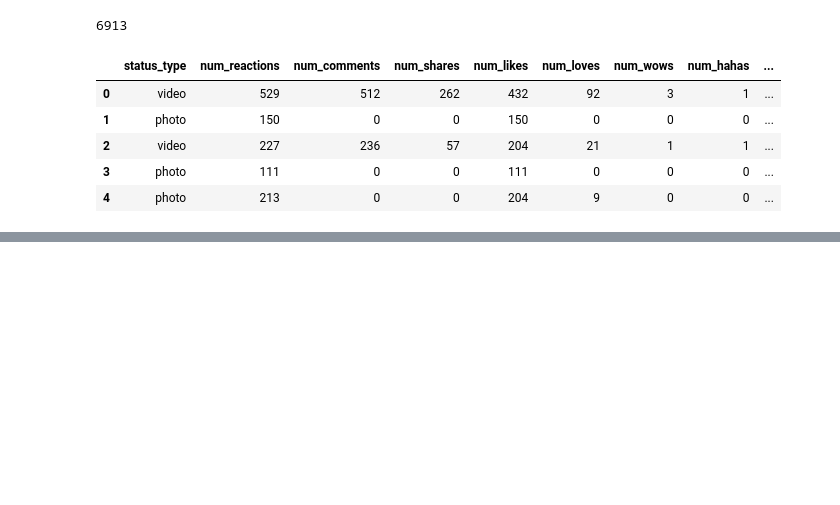
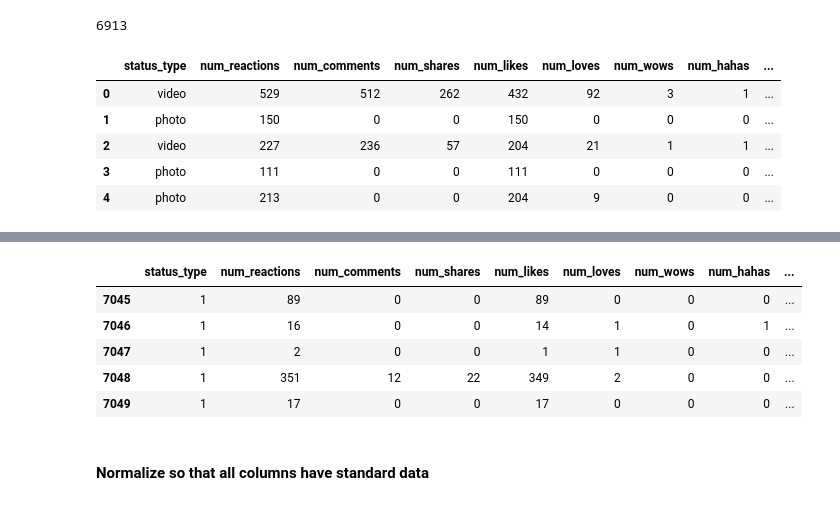
Before and after one commit to ESET0100/Basic, a Jupyter notebook: Python_basics/Day_9/K_means.ipynb, the cells around one changed output, grey strips where cells are left out. Cells and saved outputs as stored; diff of their text form; code cells hidden in the pictures; blank space fills up the shorter version.

```diff
--- a/Python_basics/Day_9/K_means.ipynb
+++ b/Python_basics/Day_9/K_means.ipynb
@@ -99,0 +136,11 @@ y=df['status_type']
+# %%
+x.tail()
+# %% [output]
+|  | status_type | num_reactions | num_comments | num_shares | num_likes | num_loves | num_wows | num_hahas | ... |
+| 7045 | 1 | 89 | 0 | 0 | 89 | 0 | 0 | 0 | ... |
+| 7046 | 1 | 16 | 0 | 0 | 14 | 1 | 0 | 1 | ... |
+| 7047 | 1 | 2 | 0 | 0 | 1 | 1 | 0 | 0 | ... |
+| 7048 | 1 | 351 | 12 | 22 | 349 | 2 | 0 | 0 | ... |
+| 7049 | 1 | 17 | 0 | 0 | 17 | 0 | 0 | 0 | ... |
+# %% [markdown]
+#### Normalize so that all columns have standard data
```
Also changed, not shown: parts of 15 cells of this notebook.
